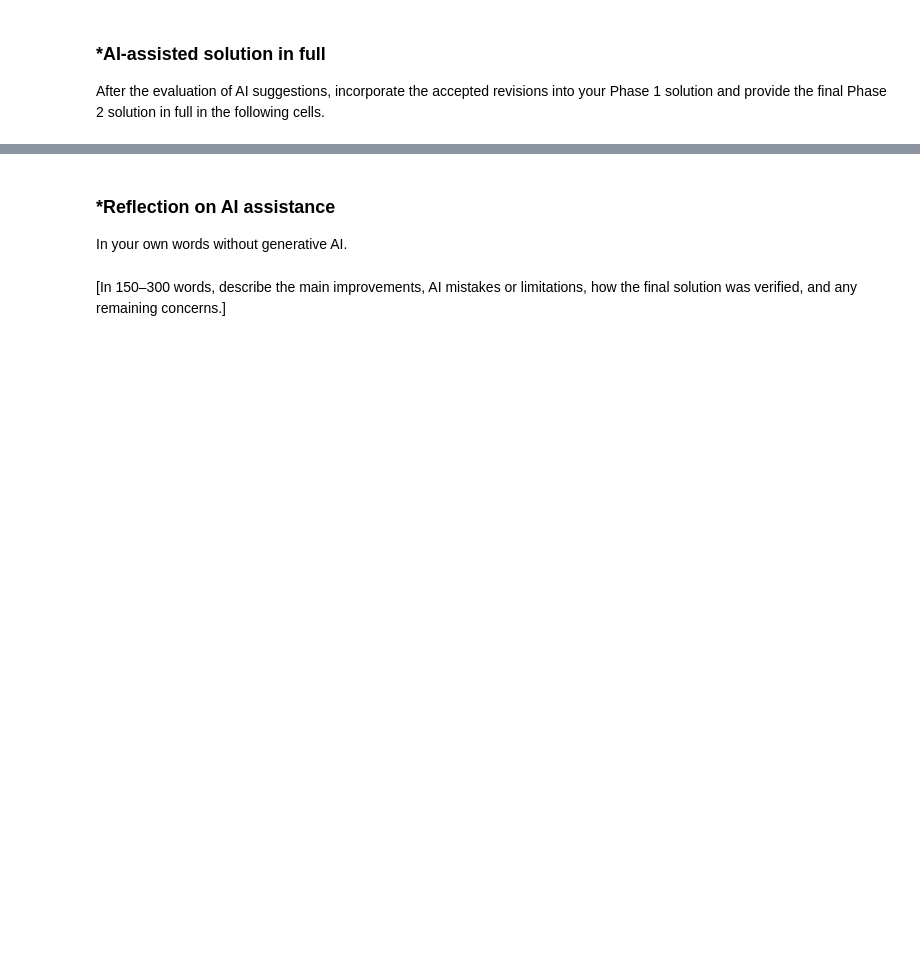
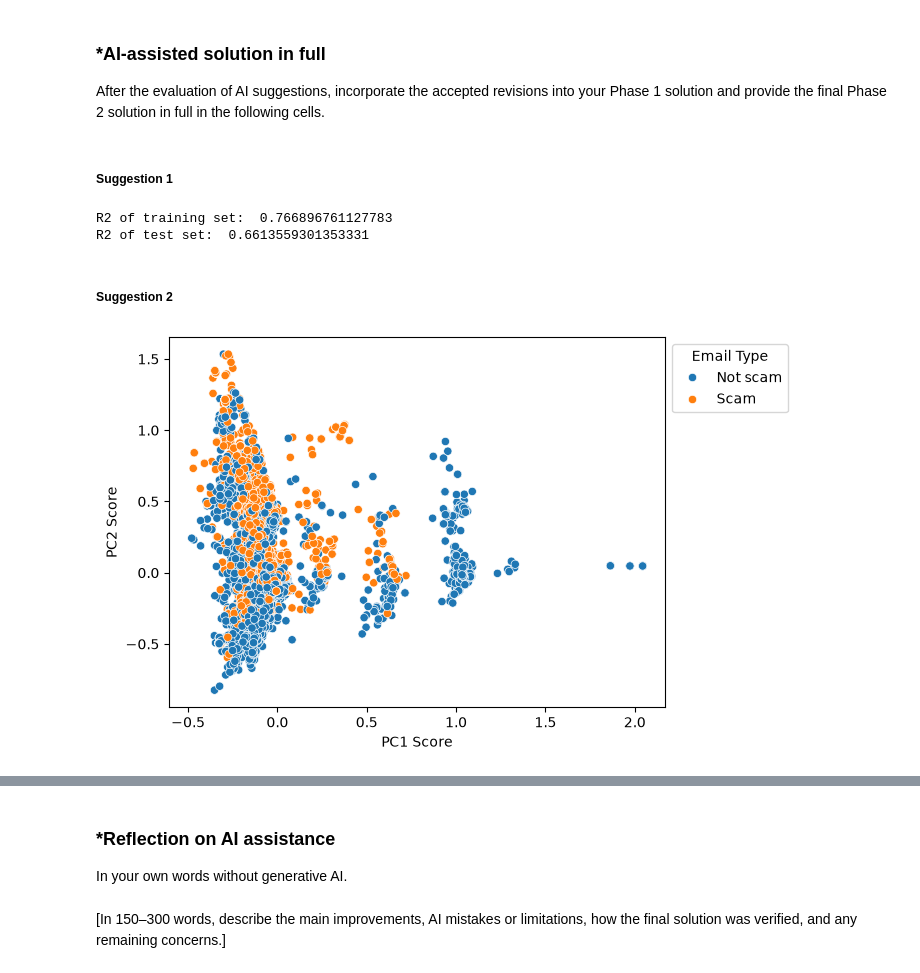
Before and after one commit to ameimeilia/A05-pca, a Jupyter notebook: notebook.ipynb, the cells around one changed output, grey strips where cells are left out. Drawn from its saved outputs; the diff is of its cells as text; code cells hidden in the pictures; blank space fills up the shorter version.

```diff
--- a/notebook.ipynb
+++ b/notebook.ipynb
@@ -284,0 +308,58 @@ After the evaluation of AI suggestions, incorporate the accepted revisions into
+# %% [markdown]
+##### Suggestion 1
+# %%
+########## ========== Q4 ========== ##########
+
+'''
+Run a linear regression of $y$ on the first 2,610 principal components of $X$.
+What is the $R^2$ on the training and test sets?
+'''
+
+pca_all = PCA(n_components=2610)    # removed redundant .fit(X)
+
+X_train_pca = pca_all.fit_transform(X_train)
+X_test_pca = pca_all.transform(X_test)
+
+# create and fit the linear regression model, predict it on both the training and the testing data
+regr = linear_model.LinearRegression()
+regr.fit(X_train_pca, y_train)
+
+y_train_pred_pca =regr.predict(X_train_pca)
+y_test_pred_pca = regr.predict(X_test_pca)
+
+# calculate the R^2 scores of both the training and test datasets
+print("R2 of training set: ", r2_score(y_train, y_train_pred_pca))
+print("R2 of test set: ", r2_score(y_test, y_test_pred_pca))
+# %% [output]
+R2 of training set:  0.766896761127783
+R2 of test set:  0.6613559301353331
+# %% [markdown]
+##### Suggestion 2
+# %%
+########## ========== Q3 ========== ##########
+
+# Sources: https://www.geeksforgeeks.org/machine-learning/implementing-pca-in-python-with-scikit-learn/
+
+'''
+Take the matrix of one-hot-encoded tokens (the data, less the outcome variable, `Email Type`) and perform a
+principal components analysis decomposition with two components. Plot the first two principal components in
+a scatter plot, and hue the points by whether they are a phishing scam or not.
+'''
+
+from sklearn.decomposition import PCA
+import seaborn as sns
+
+pca = PCA(n_components=2).fit(X)
+X_pca = pca.transform(X)
+
+labels = y.map({0: "Not scam", 1: "Scam"})
+
+plt.figure()
+ax = sns.scatterplot(x=X_pca[:, 0], y=X_pca[:, 1], hue=labels)
+plt.xlabel("PC1 Score")
+plt.ylabel("PC2 Score")
+sns.move_legend(ax, "upper left", bbox_to_anchor=(1, 1))
+plt.savefig("pca_scatterplot.png")
+plt.show()
+# %% [output]
+[figure, added]
```
Also changed, not shown: parts of 12 cells of this notebook, 1 other file.
